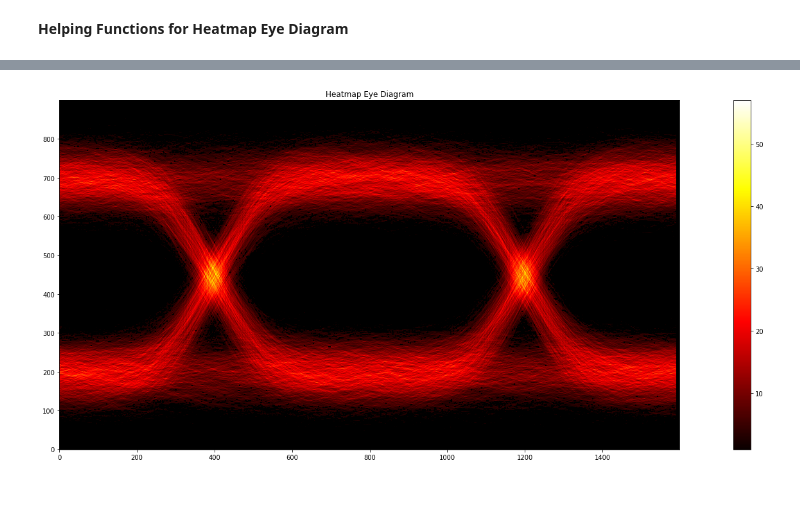
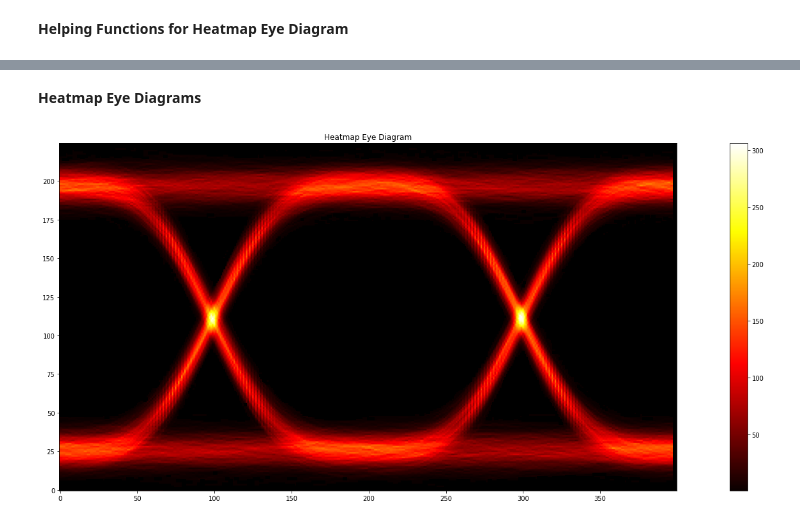
Before and after one commit to PrapasAntonis99/Heatmap_Eye_Diagram, a Jupyter notebook: eye diagram.ipynb, the cells around one changed output, grey strips where cells are left out. Saved outputs shown, nothing was run; the diff lists cells and outputs as text; code cells hidden in the pictures; blank space fills up the shorter version.

```diff
--- a/eye diagram.ipynb
+++ b/eye diagram.ipynb
@@ -130,32 +124,47 @@ plt.show()
 # %%
-grid_W = 1600
-grid_H = 900
-grid = np.zeros((grid_H, grid_W), dtype=np.int32)
+def eye_diagram(signal, period, resolution = 'medium'):
 
-ys = []
-for i in range(0, signal_length // 2):
-    ys.append(signal_filtered[int(i * (period * 2) ) : int((i+1) * (period * 2))])
+    if (resolution == 'high'):
+        grid_W = 1600
+        grid_H = 900
+    elif (resolution == 'low'):
+        grid_W = 400
+        grid_H = 225
+    else:
+        grid_W = 800
+        grid_H = 450
 
-t_d = np.round(np.linspace(0, grid_W, period * 2 + 1, dtype=np.int32))
+    grid = np.zeros((grid_H, grid_W), dtype=np.int32)
 
-ymin = np.nanmin(ys)
-ymax = np.nanmax(ys)
-ys_d = []
-for y in ys:
-    ys_d.append(np.round(linear_scale(y,ymin,ymax,0,grid_H)))
+    ys = []
+    for i in range(0, len(signal) // (2 * period)):
+        ys.append(signal_filtered[int(i * period * 2) : int((i+1) * period * 2)])
 
-for y_d in ys_d:
-    bres_curve_count(t_d, y_d, grid)
+    t_d = np.round(np.linspace(0, grid_W, period * 2 + 1, dtype=np.int32))
 
-plt.figure(figsize=(30,10))
-grid = grid.astype(np.float32)
-grid[grid==0] = np.nan
-plt.imshow(grid, origin='lower', cmap=plt.cm.hot)
-ax = plt.gca()
-ax.set_facecolor('k')
-plt.colorbar()
-#plt.savefig("hand_made_persistence.png", bbox_inches='tight', dpi=300)
-plt.title('Heatmap Eye Diagram')
-plt.show()
+    ymin = np.nanmin(ys)
+    ymax = np.nanmax(ys)
+    ys_d = []
+    for y in ys:
+        ys_d.append(np.round(linear_scale(y,ymin,ymax,0,grid_H)))
+
+    for y_d in ys_d:
+        bres_curve_count(t_d, y_d, grid)
+
+    plt.figure(figsize=(30,10))
+    grid = grid.astype(np.float32)
+    grid[grid==0] = np.nan
+    plt.imshow(grid, origin='lower', cmap=plt.cm.hot)
+    ax = plt.gca()
+    ax.set_facecolor('k')
+    plt.colorbar()
+    plt.title('Heatmap Eye Diagram')
+    plt.show()
+
+    #plt.savefig("hand_made_persistence.png", bbox_inches='tight', dpi=300)
-# %% [output]
-[figure, removed]
+# %% [markdown]
+**Heatmap Eye Diagrams**
+# %%
+eye_diagram(signal_filtered, period, 'low')
+# %% [output]
+[figure, added]
```
Also changed, not shown: parts of 12 cells of this notebook.
